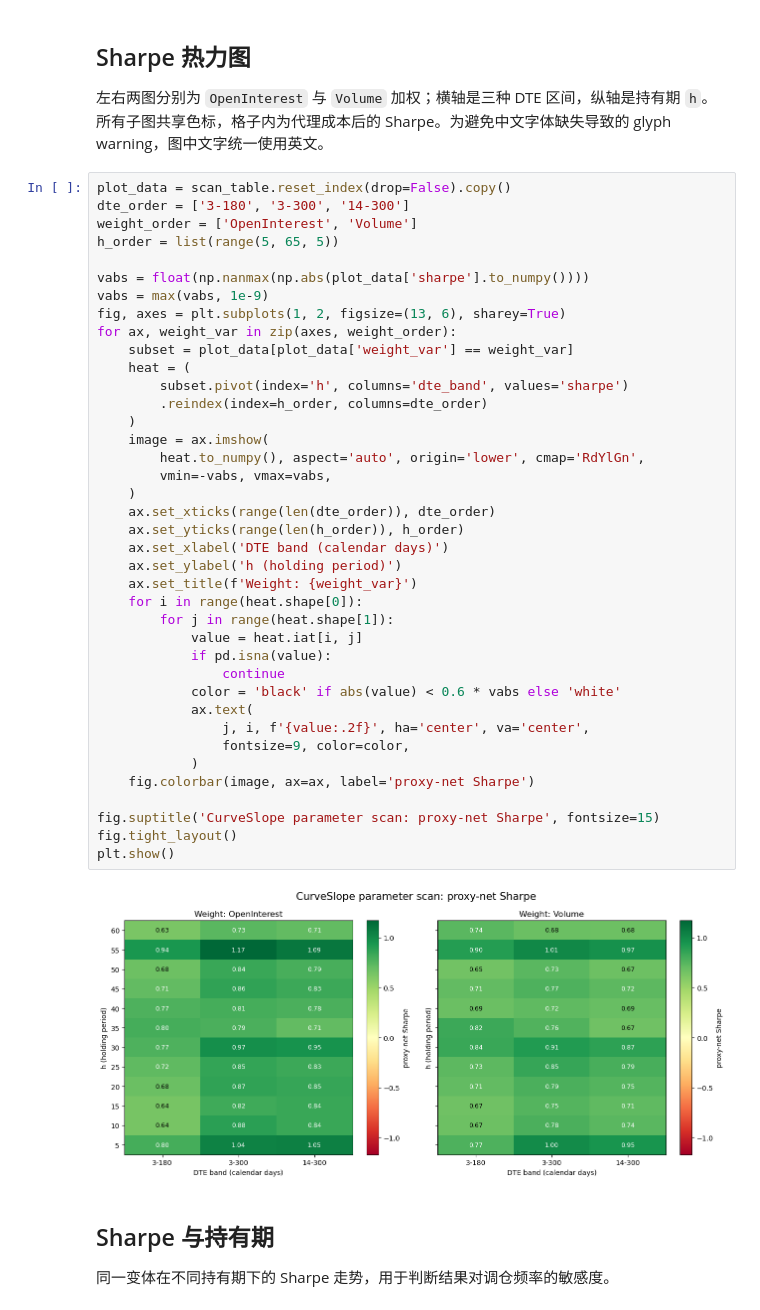
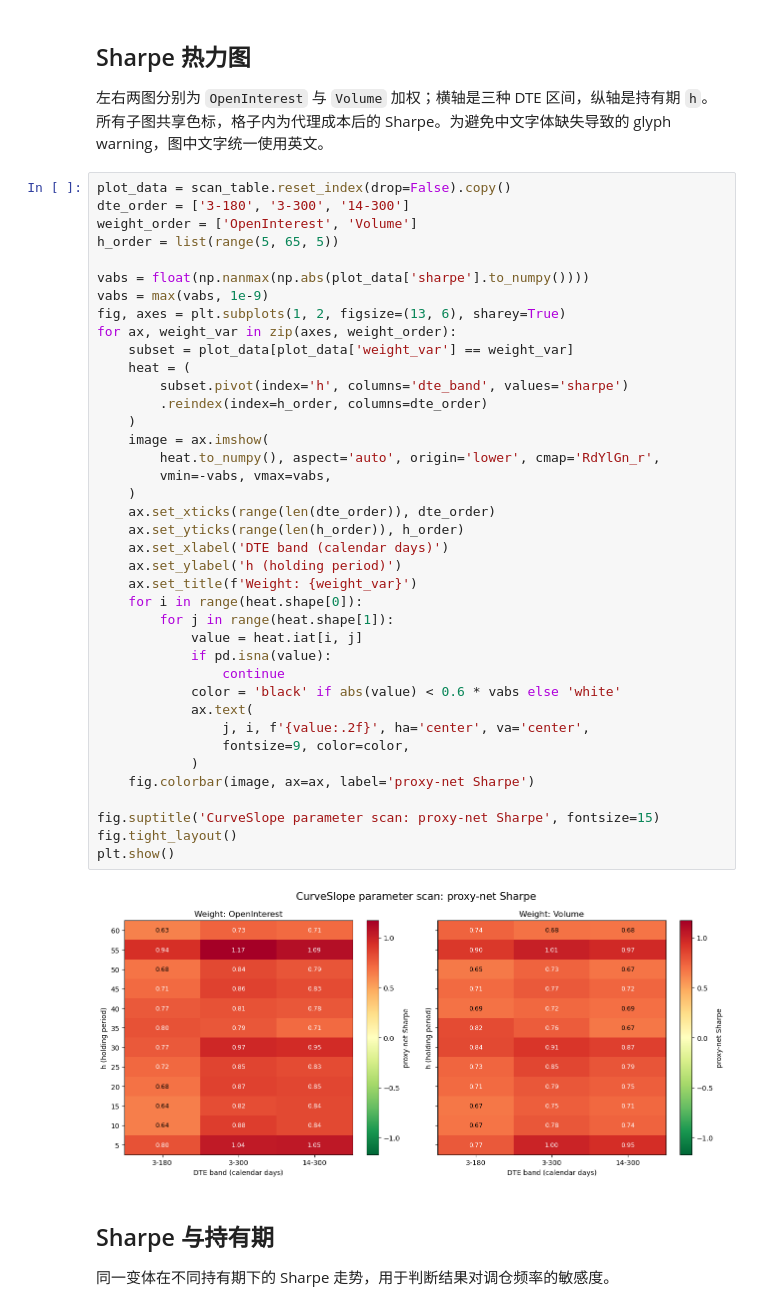
Before and after one commit to JesseGXQ/early-bird-alpha, a Jupyter notebook: research/notebooks/202611/curve_slope.ipynb, the cells around one changed output. Cells and saved outputs as stored; diff of their text form.

```diff
--- a/research/notebooks/202611/curve_slope.ipynb
+++ b/research/notebooks/202611/curve_slope.ipynb
@@ -310,35 +310,35 @@ fig, axes = plt.subplots(1, 2, figsize=(13, 6), sharey=True)
 for ax, weight_var in zip(axes, weight_order):
     subset = plot_data[plot_data['weight_var'] == weight_var]
     heat = (
         subset.pivot(index='h', columns='dte_band', values='sharpe')
         .reindex(index=h_order, columns=dte_order)
     )
     image = ax.imshow(
-        heat.to_numpy(), aspect='auto', origin='lower', cmap='RdYlGn',
+        heat.to_numpy(), aspect='auto', origin='lower', cmap='RdYlGn_r',
         vmin=-vabs, vmax=vabs,
     )
     ax.set_xticks(range(len(dte_order)), dte_order)
     ax.set_yticks(range(len(h_order)), h_order)
     ax.set_xlabel('DTE band (calendar days)')
     ax.set_ylabel('h (holding period)')
     ax.set_title(f'Weight: {weight_var}')
     for i in range(heat.shape[0]):
         for j in range(heat.shape[1]):
             value = heat.iat[i, j]
             if pd.isna(value):
                 continue
             color = 'black' if abs(value) < 0.6 * vabs else 'white'
             ax.text(
                 j, i, f'{value:.2f}', ha='center', va='center',
                 fontsize=9, color=color,
             )
     fig.colorbar(image, ax=ax, label='proxy-net Sharpe')
 
 fig.suptitle('CurveSlope parameter scan: proxy-net Sharpe', fontsize=15)
 fig.tight_layout()
 plt.show()
 # %% [output]
-[figure, old version]
+[figure, new version]
 # %% [markdown]
 ## Sharpe 与持有期
 
```
Also changed, not shown: parts of 8 cells of this notebook, 6 other files.
